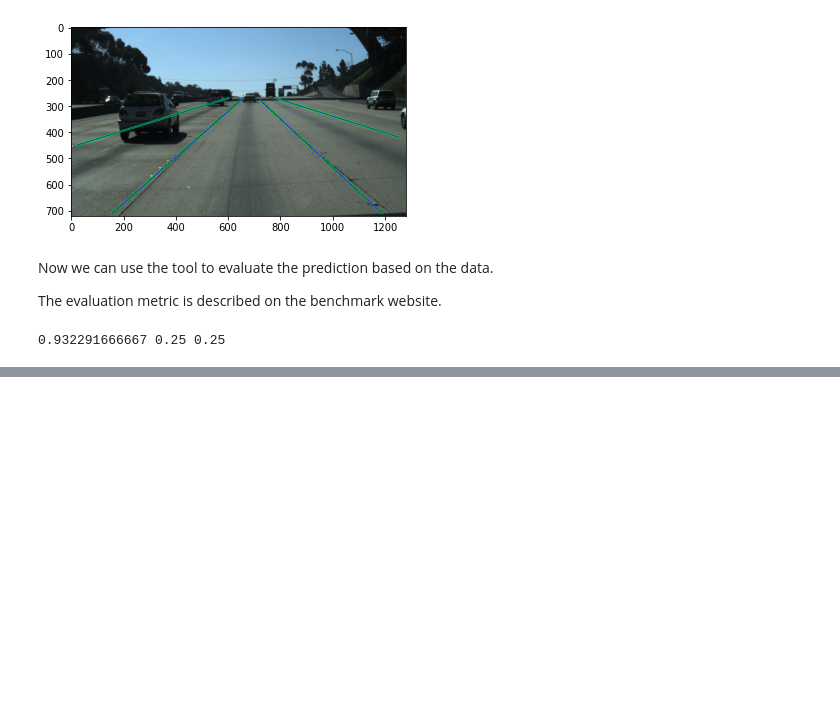
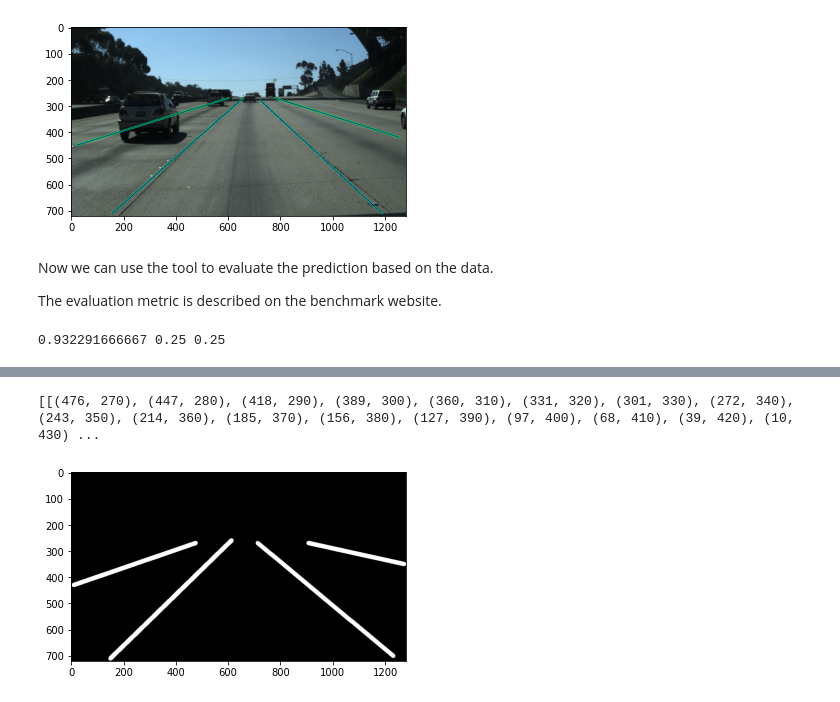
Before and after one commit to asharalam11/LaneNet, a Jupyter notebook: data/visualize_lane.ipynb, the cells around one changed output, grey strips where cells are left out. Cells and saved outputs as stored; diff of their text form; code cells hidden in the pictures; blank space fills up the shorter version.

```diff
--- a/data/visualize_lane.ipynb
+++ b/data/visualize_lane.ipynb
@@ -96,0 +119,54 @@ The evaluation metric is described on the benchmark website.
+# %%
+# ---------- clean and sort lanes -------------
+label = gt
+lanes = []
+_lanes = []
+slope = [] # identify 1st, 2nd, 3rd, 4th lane through slope
+for i in range(len(label['lanes'])):
+    l = [(x, y) for x, y in zip(label['lanes'][i], label['h_samples']) if x >= 0]
+    if (len(l)>1):
+        _lanes.append(l)
+        slope.append(np.arctan2(l[-1][1]-l[0][1], l[0][0]-l[-1][0]) / np.pi * 180)
+_lanes = [_lanes[i] for i in np.argsort(slope)]
+slope = [slope[i] for i in np.argsort(slope)]
+
+idx_1 = None
+idx_2 = None
+idx_3 = None
+idx_4 = None
+for i in range(len(slope)):
+    if slope[i]<=90:
+        idx_2 = i
+        idx_1 = i-1 if i>0 else None
+    else:
+        idx_3 = i
+        idx_4 = i+1 if i+1 < len(slope) else None
+        break
+lanes.append([] if idx_1 is None else _lanes[idx_1])
+lanes.append([] if idx_2 is None else _lanes[idx_2])
+lanes.append([] if idx_3 is None else _lanes[idx_3])
+lanes.append([] if idx_4 is None else _lanes[idx_4])
+print(lanes)
+# ---------------------------------------------
+
+H, W = 720, 1280
+SEG_WIDTH = 30
+seg_img = np.zeros((H, W, 3))
+list_str = []  # str to be written to list.txt
+for i in range(4):
+  coords = lanes[i]
+  if len(coords) < 4:
+      continue
+  for j in range(len(coords)-1):
+      ################ THE ISSUE WAS THE COLOR HERE
+      cv2.line(seg_img, coords[j], coords[j+1], (255, 255, 255), SEG_WIDTH//2)
+      ################ THE ISSUE WAS THE COLOR HERE
+  list_str.append('1')
+
+cv2.imwrite('img.png', seg_img)
+img = plt.imread('img.png')
+plt.imshow(img)
+plt.show()
+# %% [output]
+[[(476, 270), (447, 280), (418, 290), (389, 300), (360, 310), (331, 320), (301, 330), (272, 340), (243, 350), (214, 360), (185, 370), (156, 380), (127, 390), (97, 400), (68, 410), (39, 420), (10, 430) ...
+[figure, added]
```
Also changed, not shown: parts of 4 cells of this notebook, 15 other files.
